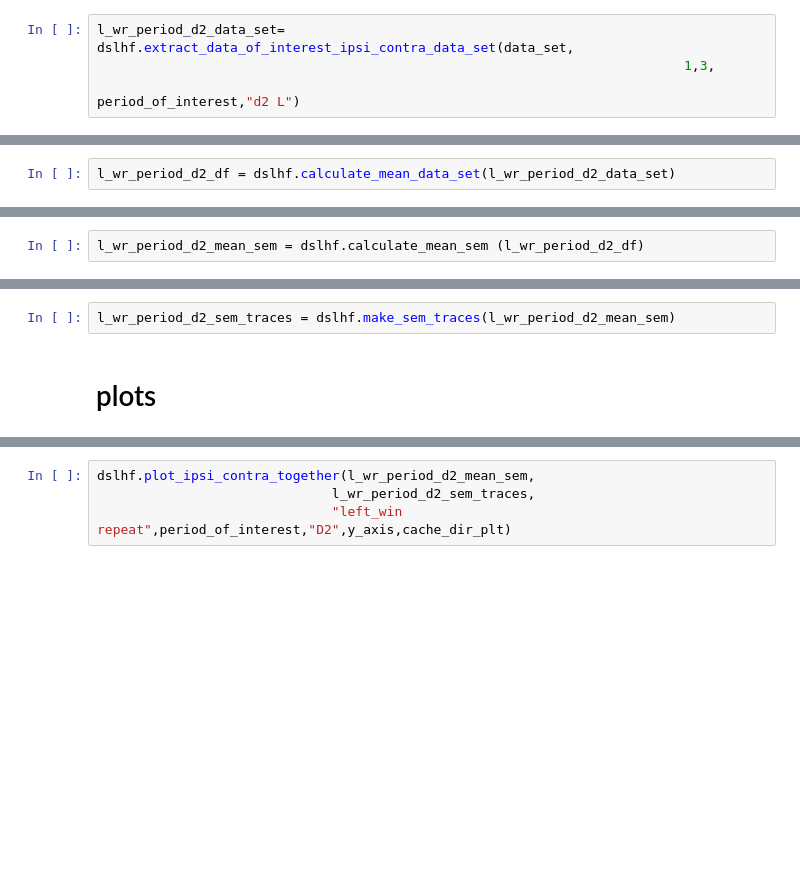
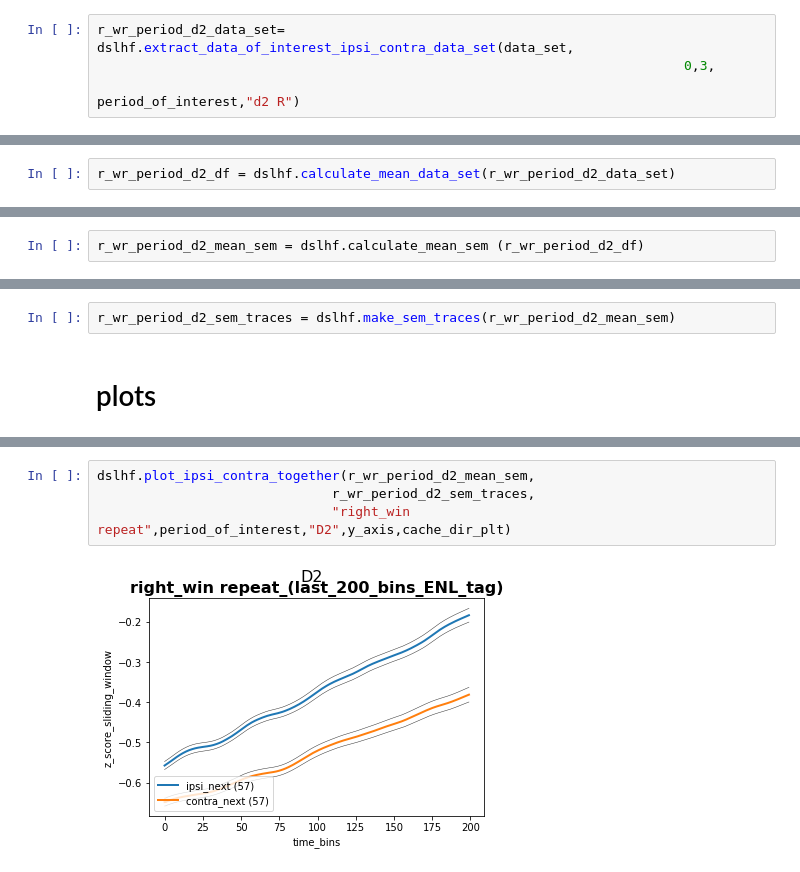
Before and after one commit to gilmandelbaum/analysis-pipeline-for-photometry_ex, a Jupyter notebook: Nb_data_set/data_set_lineplot/TestOutPut.ipynb, the cells around one changed output, grey strips where cells are left out. Saved outputs shown, nothing was run; the diff lists cells and outputs as text; blank space fills up the shorter version.

```diff
--- a/Nb_data_set/data_set_lineplot/TestOutPut.ipynb
+++ b/Nb_data_set/data_set_lineplot/TestOutPut.ipynb
@@ -92,7 +87,7 @@ l_wr_period_d1_data_set= dslhf.extract_data_of_interest_ipsi_contra_data_set(dat
 # %%
-l_wr_period_d2_data_set= dslhf.extract_data_of_interest_ipsi_contra_data_set(data_set,
-                                                                           1,3,
-                                                                           period_of_interest,"d2 L")
+r_wr_period_d2_data_set= dslhf.extract_data_of_interest_ipsi_contra_data_set(data_set,
+                                                                           0,3,
+                                                                           period_of_interest,"d2 R")
 # %% [markdown]
 # Calculate means per each session
 # %%
@@ -104,5 +99,5 @@ l_wr_period_d1_df = dslhf.calculate_mean_data_set(l_wr_period_d1_data_set)
 # %%
-l_wr_period_d2_df = dslhf.calculate_mean_data_set(l_wr_period_d2_data_set)
+r_wr_period_d2_df = dslhf.calculate_mean_data_set(r_wr_period_d2_data_set)
 # %% [markdown]
 # Calculate means and sem on the data set
 # %%
@@ -114,5 +109,5 @@ l_wr_period_d1_mean_sem = dslhf.calculate_mean_sem (l_wr_period_d1_df)
 # %%
-l_wr_period_d2_mean_sem = dslhf.calculate_mean_sem (l_wr_period_d2_df)
+r_wr_period_d2_mean_sem = dslhf.calculate_mean_sem (r_wr_period_d2_df)
 # %% [markdown]
 # make_sem_traces
 # %%
@@ -124,5 +119,5 @@ l_wr_period_d1_sem_traces = dslhf.make_sem_traces(l_wr_period_d1_mean_sem)
 # %%
-l_wr_period_d2_sem_traces = dslhf.make_sem_traces(l_wr_period_d2_mean_sem)
+r_wr_period_d2_sem_traces = dslhf.make_sem_traces(r_wr_period_d2_mean_sem)
 # %% [markdown]
 # plots
 # %%
@@ -140,4 +141,6 @@ dslhf.plot_ipsi_contra_together(l_wr_period_d1_mean_sem,
 # %%
-dslhf.plot_ipsi_contra_together(l_wr_period_d2_mean_sem,
-                              l_wr_period_d2_sem_traces,
-                              "left_win repeat",period_of_interest,"D2",y_axis,cache_dir_plt)
+dslhf.plot_ipsi_contra_together(r_wr_period_d2_mean_sem,
+                              r_wr_period_d2_sem_traces,
+                              "right_win repeat",period_of_interest,"D2",y_axis,cache_dir_plt)
+# %% [output]
+[figure, added]
```
Also changed, not shown: parts of 21 cells of this notebook.
